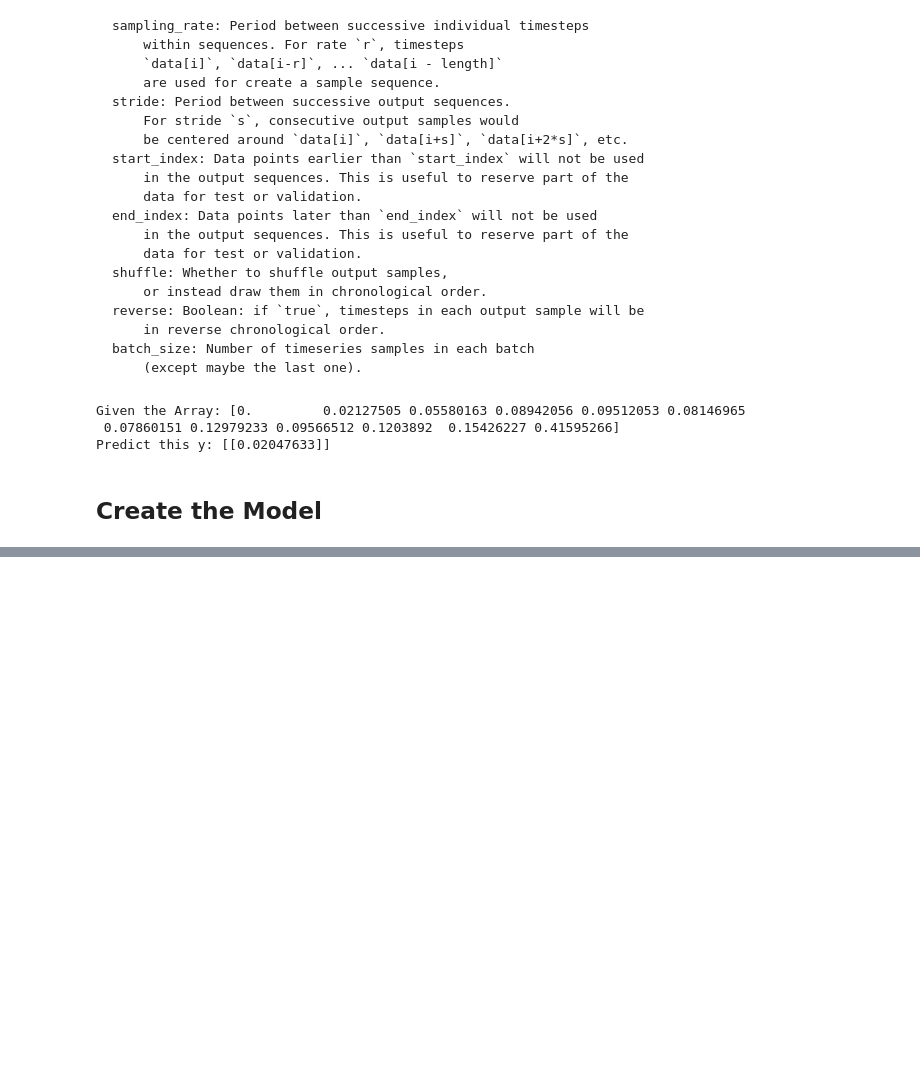
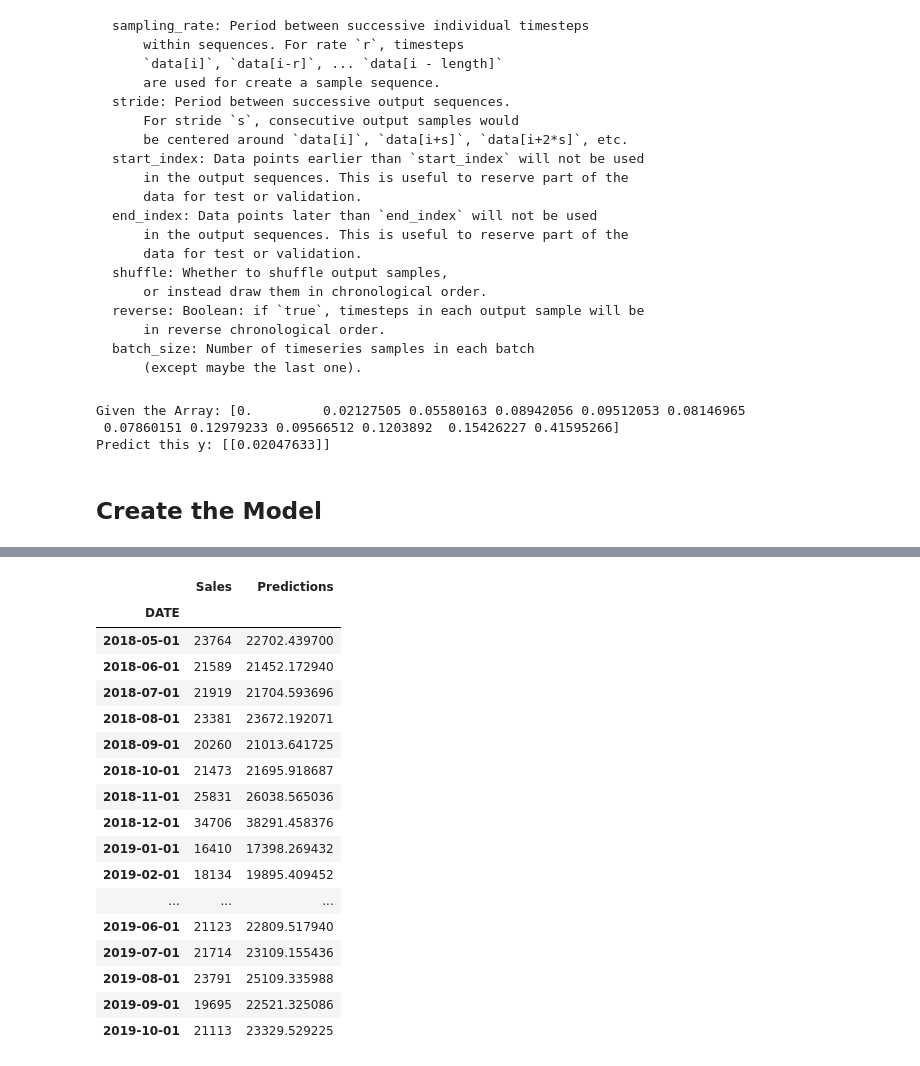
Before and after one commit to GkouskosV/Complete-tensorflow2-and-keras-DeepLearning-bootcamp, a Jupyter notebook: RNN/rnn_time_series.ipynb, the cells around one changed output, grey strips where cells are left out. Saved outputs shown, nothing was run; the diff lists cells and outputs as text; code cells hidden in the pictures; blank space fills up the shorter version.

```diff
--- a/RNN/rnn_time_series.ipynb
+++ b/RNN/rnn_time_series.ipynb
@@ -163,0 +284,21 @@ Predict this y: [[0.02047633]]
+# %%
+test
+# %% [output]
+|  | Sales | Predictions |
+| DATE |  |  |
+| 2018-05-01 | 23764 | 22702.439700 |
+| 2018-06-01 | 21589 | 21452.172940 |
+| 2018-07-01 | 21919 | 21704.593696 |
+| 2018-08-01 | 23381 | 23672.192071 |
+| 2018-09-01 | 20260 | 21013.641725 |
+| 2018-10-01 | 21473 | 21695.918687 |
+| 2018-11-01 | 25831 | 26038.565036 |
+| 2018-12-01 | 34706 | 38291.458376 |
+| 2019-01-01 | 16410 | 17398.269432 |
+| 2019-02-01 | 18134 | 19895.409452 |
+| ... | ... | ... |
+| 2019-06-01 | 21123 | 22809.517940 |
+| 2019-07-01 | 21714 | 23109.155436 |
+| 2019-08-01 | 23791 | 25109.335988 |
+| 2019-09-01 | 19695 | 22521.325086 |
+| 2019-10-01 | 21113 | 23329.529225 |
```
Also changed, not shown: parts of 31 cells of this notebook.
